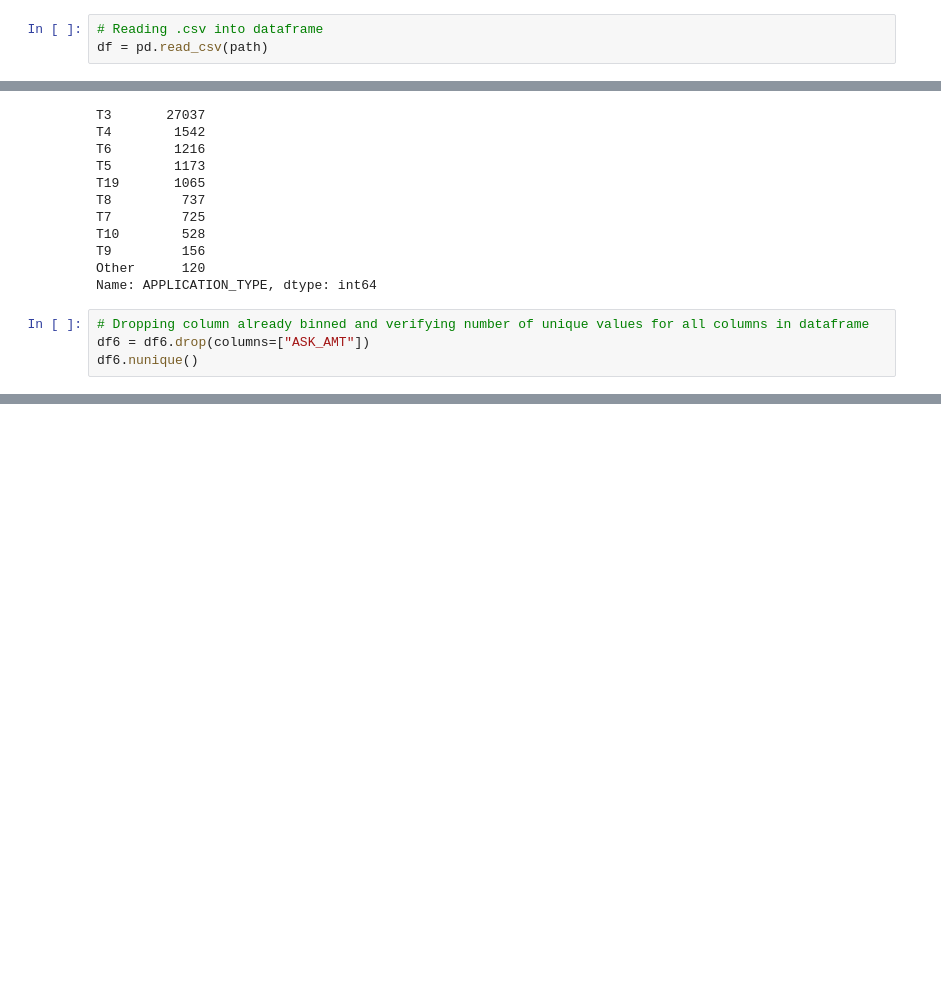
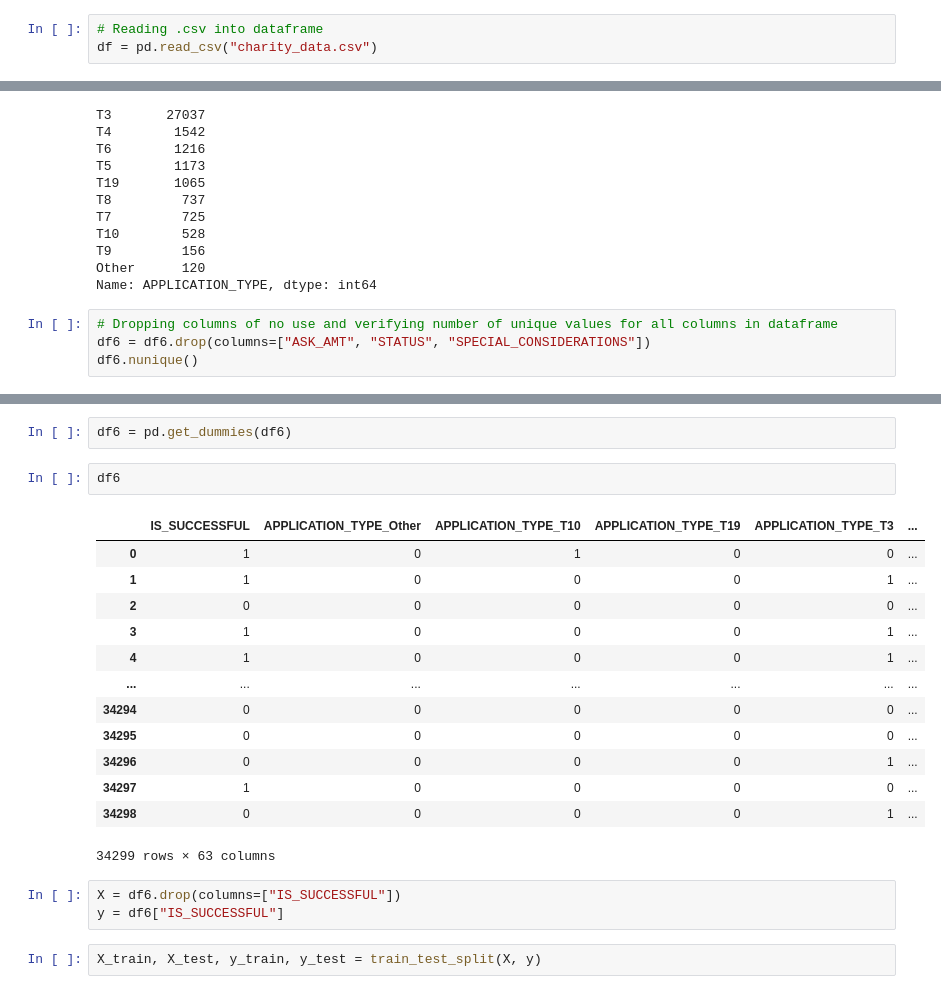
Before and after one commit to aarvinrathod/charity_funding_predictor, a Jupyter notebook: alphabetsoup_charity_optimization.ipynb, the cells around one changed output, grey strips where cells are left out. Cells and saved outputs as stored; diff of their text form; blank space fills up the shorter version.

```diff
--- a/alphabetsoup_charity_optimization.ipynb
+++ b/alphabetsoup_charity_optimization.ipynb
@@ -5,6 +5,6 @@ path = "Resources/charity_data.csv"
 # %%
 # Reading .csv into dataframe
-df = pd.read_csv(path)
+df = pd.read_csv("charity_data.csv")
 # %%
 # Drop no-use columns
 df2 = df.drop(columns = ["EIN", "NAME"])
@@ -93,7 +92,7 @@ T9         156
 Other      120
 Name: APPLICATION_TYPE, dtype: int64
 # %%
-# Dropping column already binned and verifying number of unique values for all columns in dataframe
-df6 = df6.drop(columns=["ASK_AMT"])
+# Dropping columns of no use and verifying number of unique values for all columns in dataframe
+df6 = df6.drop(columns=["ASK_AMT", "STATUS", "SPECIAL_CONSIDERATIONS"])
 df6.nunique()
 # %% [output]
@@ -110 +107,24 @@ asking_amount_binned      12
 dtype: int64
+# %%
+df6 = pd.get_dummies(df6)
+# %%
+df6
+# %% [output]
+|  | IS_SUCCESSFUL | APPLICATION_TYPE_Other | APPLICATION_TYPE_T10 | APPLICATION_TYPE_T19 | APPLICATION_TYPE_T3 | ... |
+| 0 | 1 | 0 | 1 | 0 | 0 | ... |
+| 1 | 1 | 0 | 0 | 0 | 1 | ... |
+| 2 | 0 | 0 | 0 | 0 | 0 | ... |
+| 3 | 1 | 0 | 0 | 0 | 1 | ... |
+| 4 | 1 | 0 | 0 | 0 | 1 | ... |
+| ... | ... | ... | ... | ... | ... | ... |
+| 34294 | 0 | 0 | 0 | 0 | 0 | ... |
+| 34295 | 0 | 0 | 0 | 0 | 0 | ... |
+| 34296 | 0 | 0 | 0 | 0 | 1 | ... |
+| 34297 | 1 | 0 | 0 | 0 | 0 | ... |
+| 34298 | 0 | 0 | 0 | 0 | 1 | ... |
+34299 rows × 63 columns
+# %%
+X = df6.drop(columns=["IS_SUCCESSFUL"])
+y = df6["IS_SUCCESSFUL"]
+# %%
+X_train, X_test, y_train, y_test = train_test_split(X, y)
```
Also changed, not shown: parts of 6 cells of this notebook.
